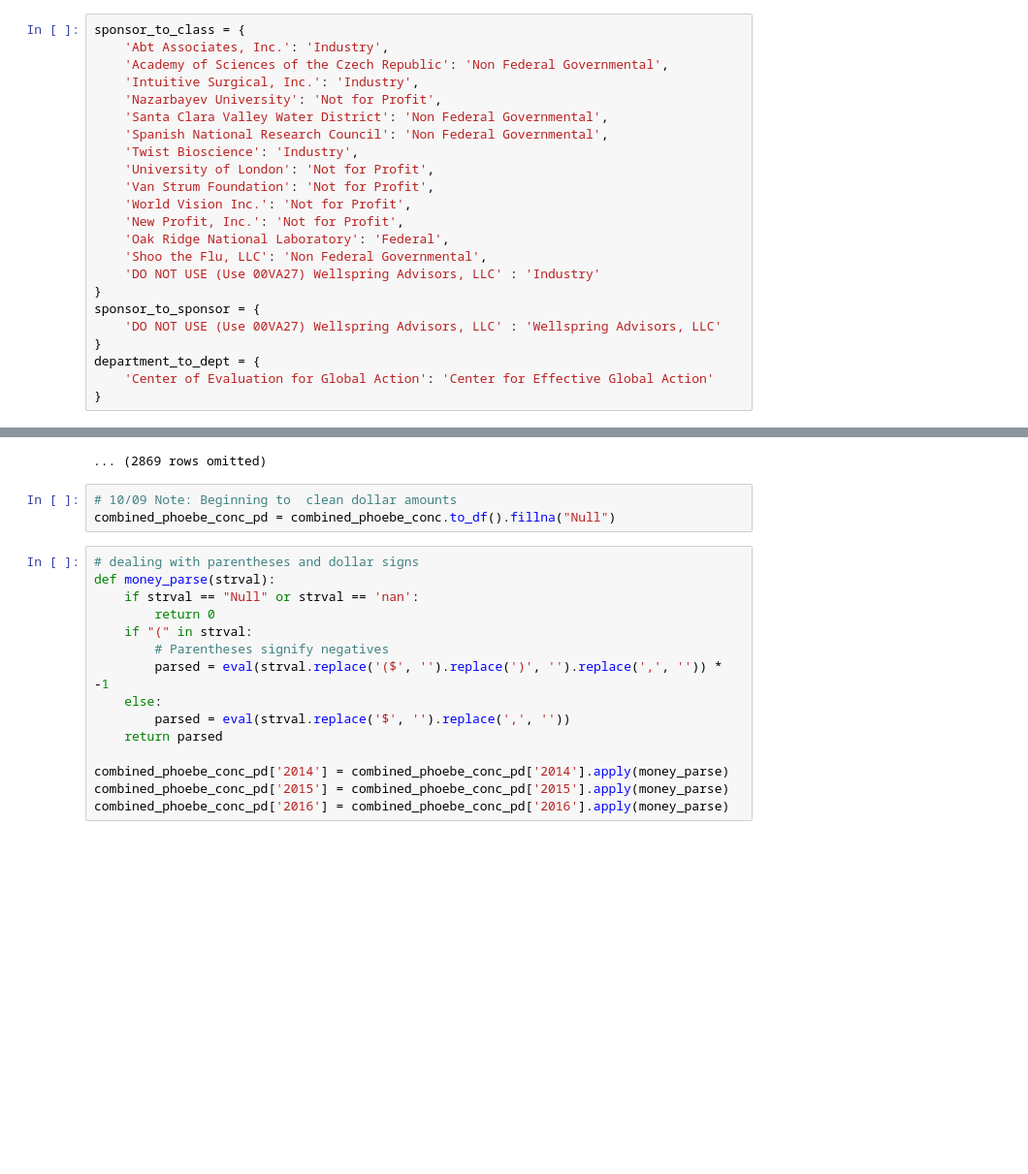
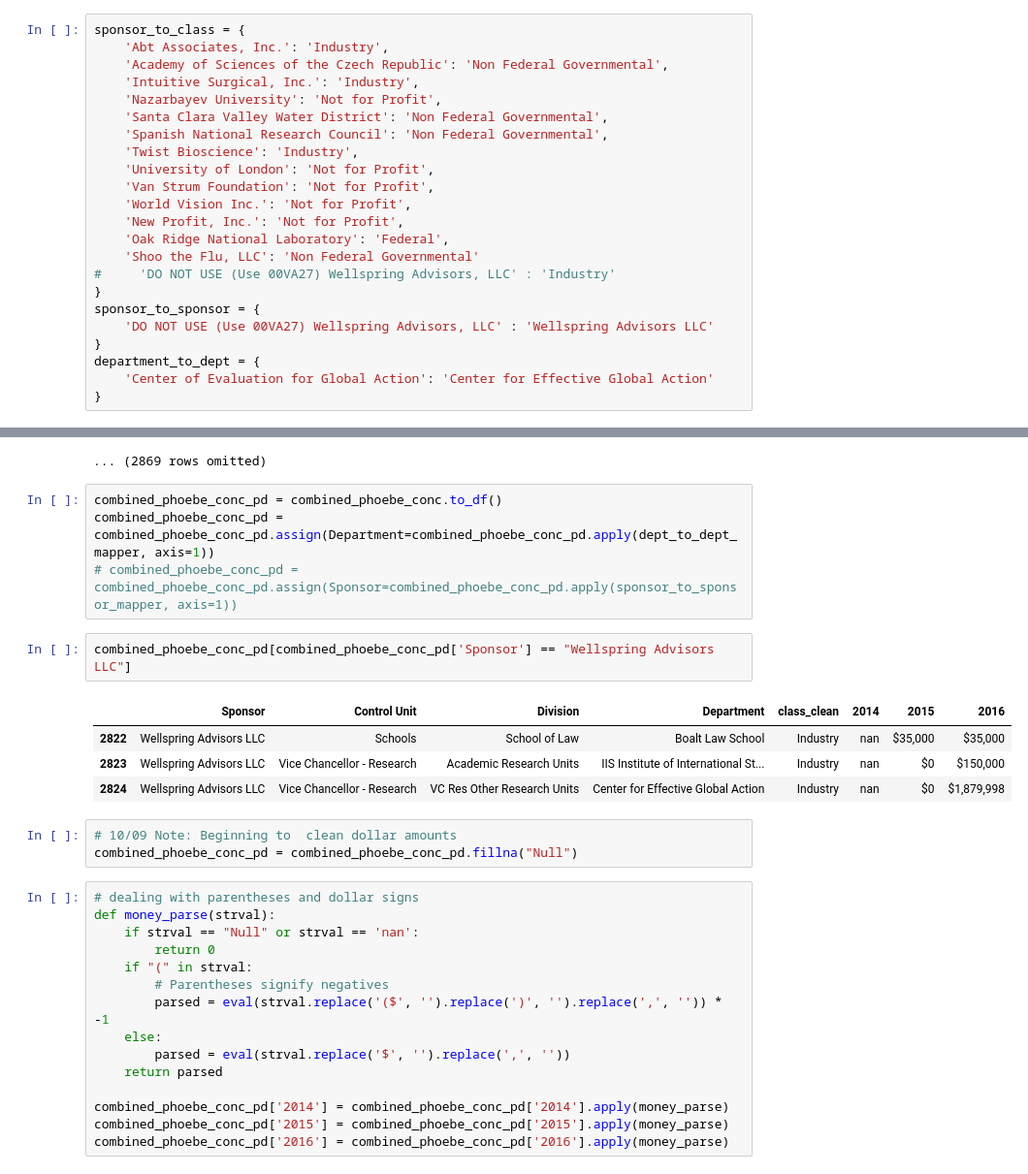
Before and after one commit to dailycal-projects/private-research, a Jupyter notebook: notebooks/Research_Funding_Data_Wrangling.ipynb, the cells around one changed output, grey strips where cells are left out. Shown at 97% size. Drawn from its saved outputs; the diff is of its cells as text; blank space fills up the shorter version.

Commit message:
accounting for wellspring

```diff
--- a/notebooks/Research Funding Data Wrangling.ipynb
+++ b/notebooks/Research_Funding_Data_Wrangling.ipynb
@@ -219,11 +219,11 @@ sponsor_to_class = {
     'World Vision Inc.': 'Not for Profit',
     'New Profit, Inc.': 'Not for Profit',
     'Oak Ridge National Laboratory': 'Federal',
-    'Shoo the Flu, LLC': 'Non Federal Governmental',
-    'DO NOT USE (Use 00VA27) Wellspring Advisors, LLC' : 'Industry'
+    'Shoo the Flu, LLC': 'Non Federal Governmental'
+#     'DO NOT USE (Use 00VA27) Wellspring Advisors, LLC' : 'Industry'
 }
 sponsor_to_sponsor = {
-    'DO NOT USE (Use 00VA27) Wellspring Advisors, LLC' : 'Wellspring Advisors, LLC'
+    'DO NOT USE (Use 00VA27) Wellspring Advisors, LLC' : 'Wellspring Advisors LLC'
 }
 department_to_dept = {
     'Center of Evaluation for Global Action': 'Center for Effective Global Action'
@@ -278,9 +280,20 @@ combined_phoebe_conc.show(3)
 | 3M Corporation | Colleges | College of Engineering | EECS Electrical Engineering & Com... | Industry | nan | $250,000 | nan |
 | 4D Molecular Therapeutics, LLC | Vice Chancellor - Research | VC Res Other Research Units | The California Institute for Quan... | Industry | nan | nan | $22,408 |
 ... (2869 rows omitted)
+# %%
+combined_phoebe_conc_pd = combined_phoebe_conc.to_df()
+combined_phoebe_conc_pd = combined_phoebe_conc_pd.assign(Department=combined_phoebe_conc_pd.apply(dept_to_dept_mapper, axis=1))
+# combined_phoebe_conc_pd = combined_phoebe_conc_pd.assign(Sponsor=combined_phoebe_conc_pd.apply(sponsor_to_sponsor_mapper, axis=1))
+# %%
+combined_phoebe_conc_pd[combined_phoebe_conc_pd['Sponsor'] == "Wellspring Advisors LLC"]
+# %% [output]
+|  | Sponsor | ﻿Control Unit | Division | Department | class_clean | 2014 | 2015 | 2016 |
+| 2822 | Wellspring Advisors LLC | Schools | School of Law | Boalt Law School | Industry | nan | $35,000 | $35,000 |
+| 2823 | Wellspring Advisors LLC | Vice Chancellor - Research | Academic Research Units | IIS Institute of International St... | Industry | nan | $0 | $150,000 |
+| 2824 | Wellspring Advisors LLC | Vice Chancellor - Research | VC Res Other Research Units | Center for Effective Global Action | Industry | nan | $0 | $1,879,998 |
 # %%
 # 10/09 Note: Beginning to  clean dollar amounts
-combined_phoebe_conc_pd = combined_phoebe_conc.to_df().fillna("Null")
+combined_phoebe_conc_pd = combined_phoebe_conc_pd.fillna("Null")
 # %%
 # dealing with parentheses and dollar signs
 def money_parse(strval):
```
Also changed, not shown: parts of 4 cells of this notebook, 20 other files.
